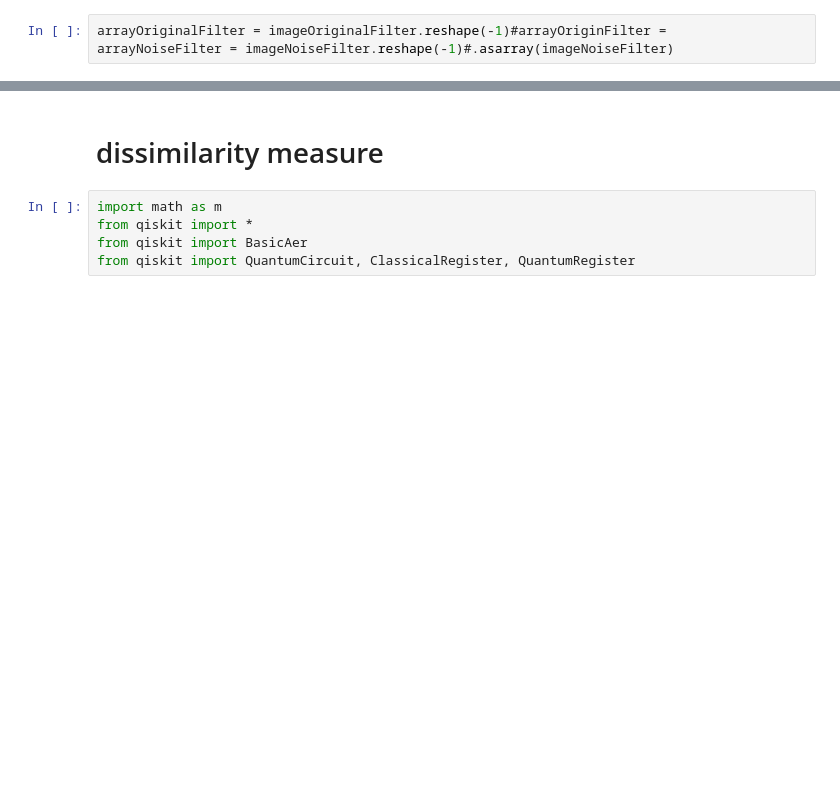
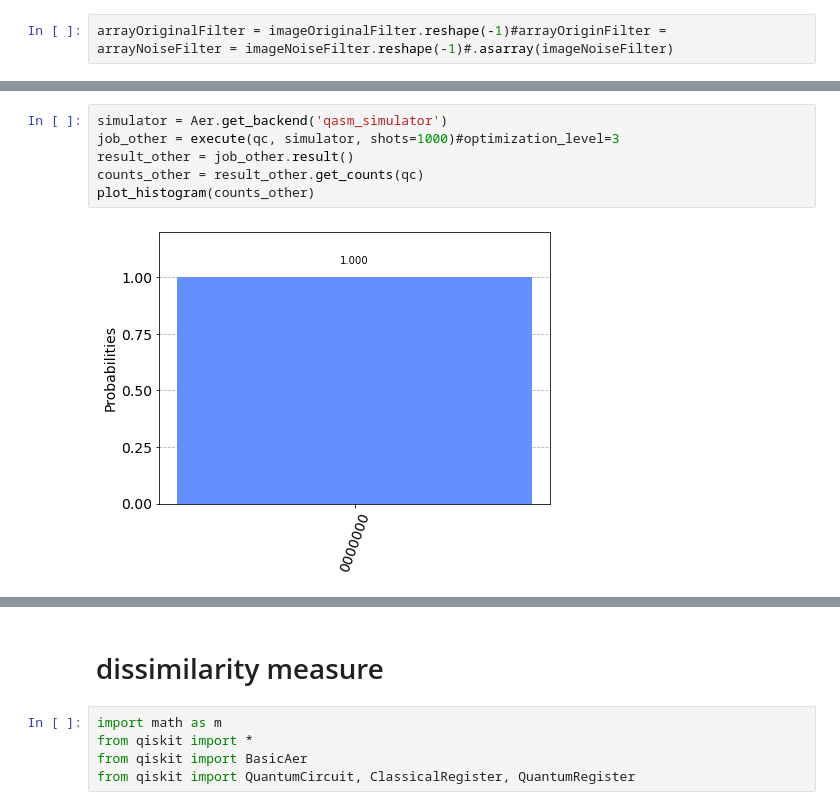
Before and after one commit to Miguelillnino/Quantum-Block-Matching-Algorithm, a Jupyter notebook: Quantum_Block_matching.ipynb, the cells around one changed output, grey strips where cells are left out. Cells and saved outputs as stored; diff of their text form; blank space fills up the shorter version.

```diff
--- a/Quantum_Block_matching.ipynb
+++ b/Quantum_Block_matching.ipynb
@@ -556,0 +729,8 @@ print(normalized_amplitudes_noisy)
+# %%
+simulator = Aer.get_backend('qasm_simulator')
+job_other = execute(qc, simulator, shots=1000)#optimization_level=3
+result_other = job_other.result()
+counts_other = result_other.get_counts(qc)
+plot_histogram(counts_other)
+# %% [output]
+[figure, added]
```
Also changed, not shown: parts of 35 cells of this notebook, 2 other files.
